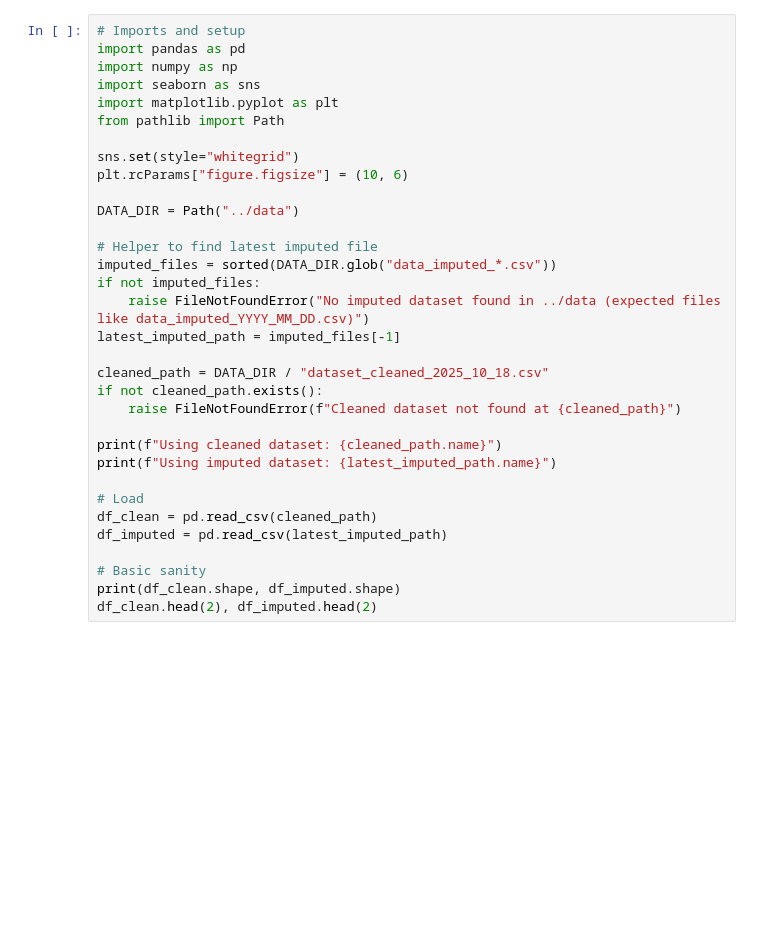
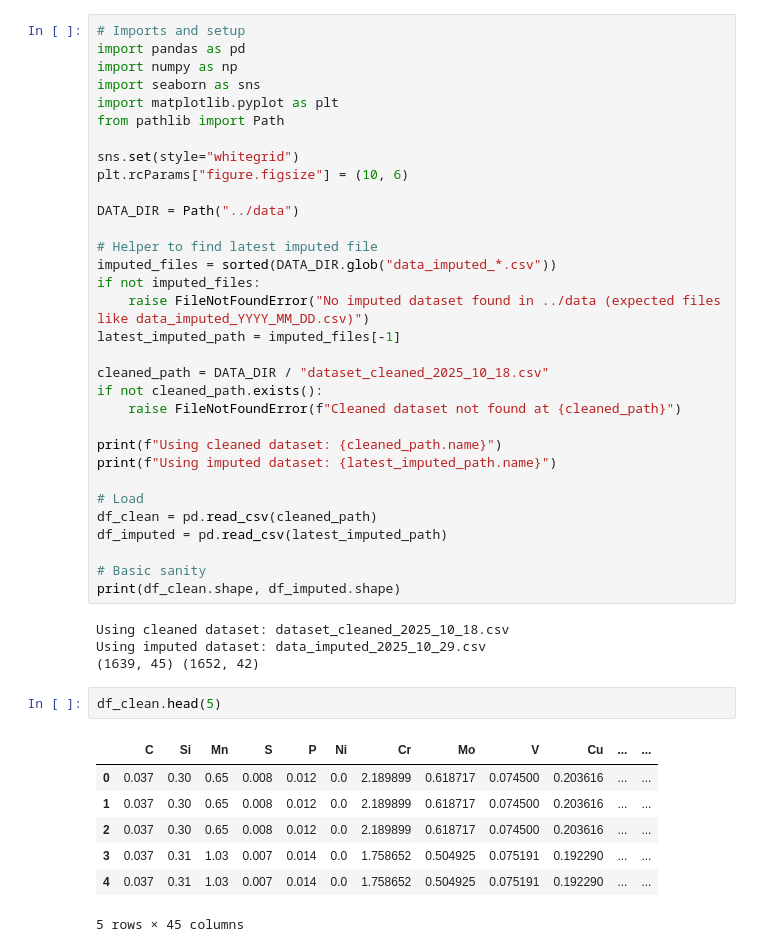
Before and after one commit to daphnemaschas/Weld-quality-prediction, a Jupyter notebook: notebooks/Distributions.ipynb, the cells around one changed output. Saved outputs shown, nothing was run; the diff lists cells and outputs as text; blank space fills up the shorter version.

```diff
--- a/notebooks/Distributions.ipynb
+++ b/notebooks/Distributions.ipynb
@@ -30,4 +30,17 @@ df_imputed = pd.read_csv(latest_imputed_path)
 
 # Basic sanity
 print(df_clean.shape, df_imputed.shape)
-df_clean.head(2), df_imputed.head(2)
+# %% [output]
+Using cleaned dataset: dataset_cleaned_2025_10_18.csv
+Using imputed dataset: data_imputed_2025_10_29.csv
+(1639, 45) (1652, 42)
+# %%
+df_clean.head(5)
+# %% [output]
+|  | C | Si | Mn | S | P | Ni | Cr | Mo | V | Cu | ... | ... |
+| 0 | 0.037 | 0.30 | 0.65 | 0.008 | 0.012 | 0.0 | 2.189899 | 0.618717 | 0.074500 | 0.203616 | ... | ... |
+| 1 | 0.037 | 0.30 | 0.65 | 0.008 | 0.012 | 0.0 | 2.189899 | 0.618717 | 0.074500 | 0.203616 | ... | ... |
+| 2 | 0.037 | 0.30 | 0.65 | 0.008 | 0.012 | 0.0 | 2.189899 | 0.618717 | 0.074500 | 0.203616 | ... | ... |
+| 3 | 0.037 | 0.31 | 1.03 | 0.007 | 0.014 | 0.0 | 1.758652 | 0.504925 | 0.075191 | 0.192290 | ... | ... |
+| 4 | 0.037 | 0.31 | 1.03 | 0.007 | 0.014 | 0.0 | 1.758652 | 0.504925 | 0.075191 | 0.192290 | ... | ... |
+5 rows × 45 columns
```
Also changed, not shown: parts of 7 cells of this notebook.
